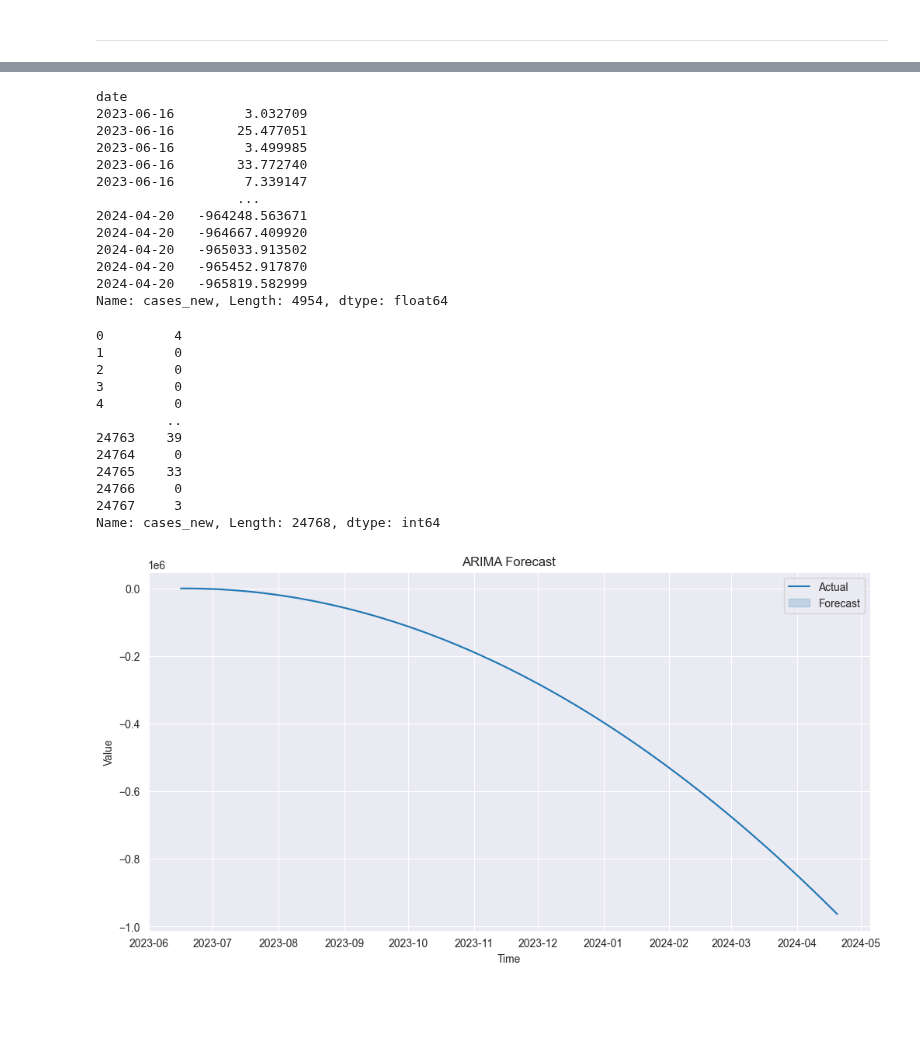
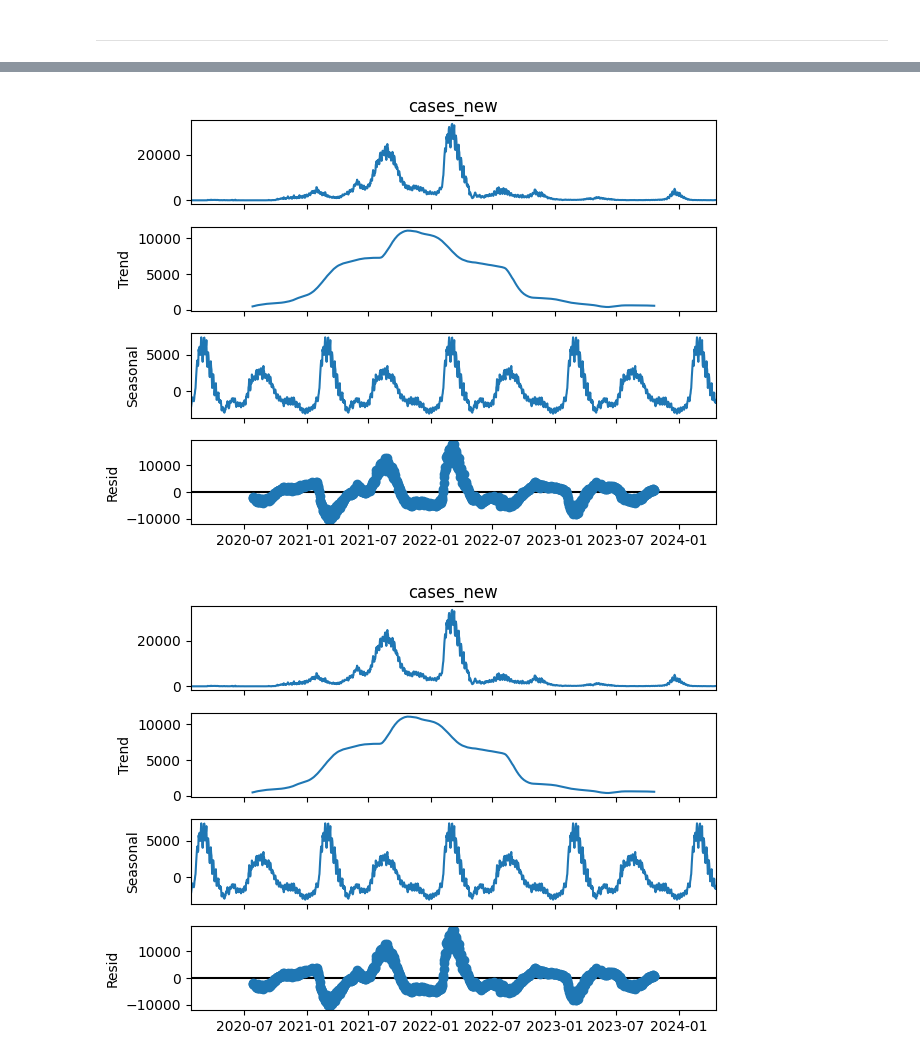
Before and after one commit to MarcusO17/5011-cem-ml, a Jupyter notebook: notebooks/model_training.ipynb, the cells around one changed output, grey strips where cells are left out. Cells and saved outputs as stored; diff of their text form; code cells hidden in the pictures; blank space fills up the shorter version.

```diff
--- a/notebooks/model_training.ipynb
+++ b/notebooks/model_training.ipynb
@@ -3,6 +3,8 @@ import pandas as pd
 import seaborn as sns
 import matplotlib.pyplot as plt
 # %%
-df = pd.read_csv('../data/consolidated_data/training_dataset.csv')
-df.drop(columns=['Unnamed: 0'], inplace=True)
-df = pd.get_dummies(df, columns=['state'])
+df = pd.read_csv('../data/consolidated_data/training_dataset.csv',index_col='date')
+df.drop(columns=['Unnamed: 0','state'], inplace=True)
+df = df.groupby('date').sum()
+df.index = pd.to_datetime(df.index)
+df = df.asfreq('d')
@@ -136,42 +50,12 @@ df_vis.index = pd.to_datetime(df_vis.index)
-# %%
-df_vis['cases_new']
-# %% [output]
-date
-2023-06-16         3.032709
-2023-06-16        25.477051
-2023-06-16         3.499985
-2023-06-16        33.772740
-2023-06-16         7.339147
-                  ...
-2024-04-20   -964248.563671
-2024-04-20   -964667.409920
-2024-04-20   -965033.913502
-2024-04-20   -965452.917870
-2024-04-20   -965819.582999
-Name: cases_new, Length: 4954, dtype: float64
-# %%
-df['cases_new']
-# %% [output]
-0         4
-1         0
-2         0
-3         0
-4         0
-         ..
-24763    39
-24764     0
-24765    33
-24766     0
-24767     3
-Name: cases_new, Length: 24768, dtype: int64
-# %%
-sns.set_style("darkgrid")
-plt.figure(figsize=(12, 6))
-sns.lineplot(data=df_vis['cases_new'],label='Forecast')
-plt.xlabel('Time')
-plt.ylabel('Value')
-plt.title('ARIMA Forecast')
-plt.legend(['Actual', 'Forecast'])
-plt.show()
-# %% [output]
-[figure, removed]
+# %%
+from statsmodels.tsa.seasonal import seasonal_decompose
+
+result=seasonal_decompose(df['cases_new'], period=365)
+trend = result.trend
+seasonal = result.seasonal
+residual = result.resid
+# %%
+result.plot()
+# %% [output]
+[figure, added]
+[figure, added]
```
Also changed, not shown: parts of 28 cells of this notebook.
